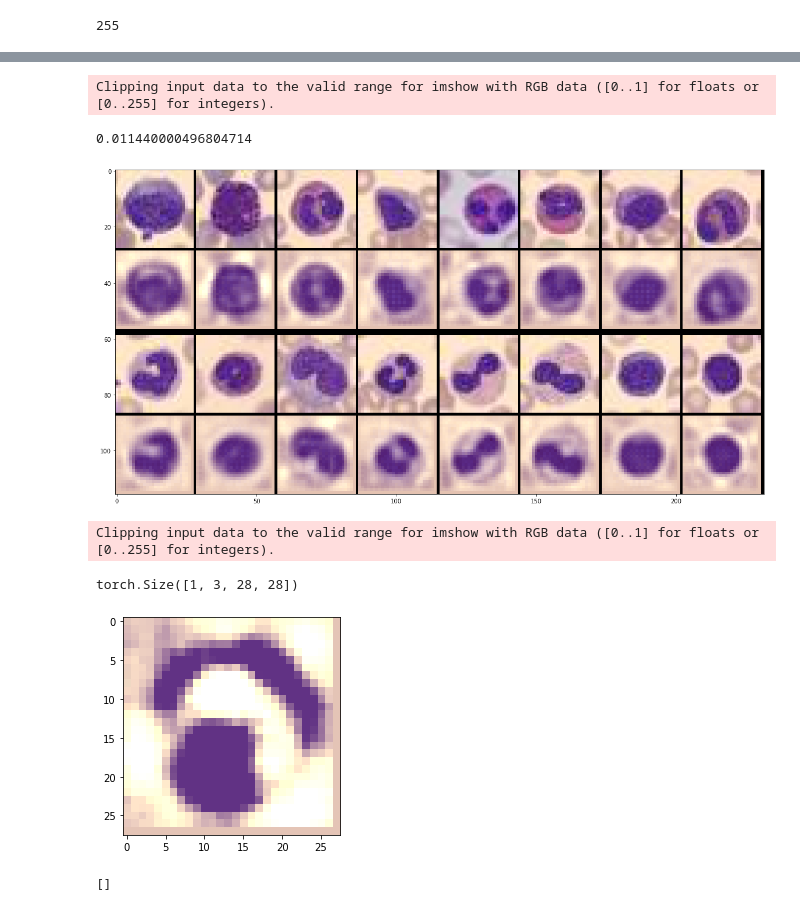
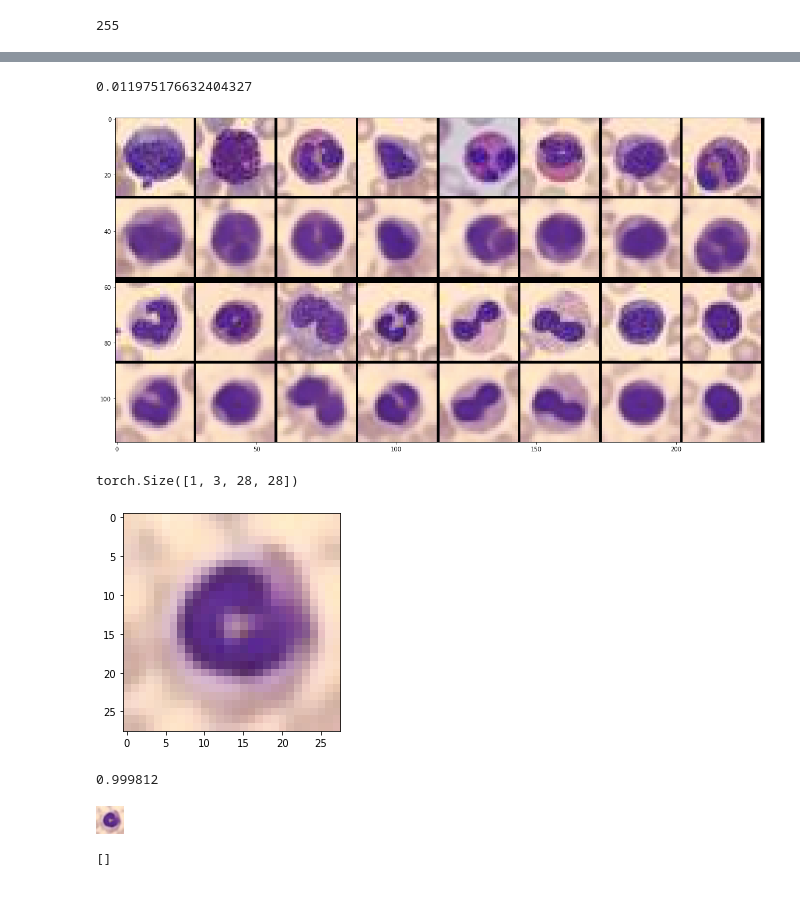
Before and after one commit to RuHae/TGM_Project, a Jupyter notebook: Code/playbook.ipynb, the cells around one changed output, grey strips where cells are left out. Saved outputs shown, nothing was run; the diff lists cells and outputs as text; code cells hidden in the pictures.

```diff
--- a/Code/playbook.ipynb
+++ b/Code/playbook.ipynb
@@ -81,12 +78,13 @@ train_dataset.imgs.max()
 # %% [output]
 255
 # %%
+# from beta_conv_vae import VariationalAutoencoder
 from basic_vae import VariationalAutoencoder
 
 latent_dims = 128 #hyperparameter we can optimze?
 device = torch.device("cuda:0" if torch.cuda.is_available() else "cpu")
 vae = VariationalAutoencoder(latent_dims, mode="beta_vae", channels=3).to(device) # GPU
 
-vae.train(train_loader, lr=0.001, epochs=10, device=device)
+# vae.train(train_loader, lr=0.001, epochs=2, device=device)
 # vae.train(train_loader, lr=0.0001, epochs=10, device=device)
 # plot_latent(vae, train_loader)
@@ -104,3 +91,3 @@ Iteration: 9 Loss: 2828.39 Diff: 2771.14 KL: 57.25 BCE: 0.0
 # %%
-vae.train(train_loader, lr=0.0001, epochs=10, device=device)
+vae.train(train_loader, lr=0.001, epochs=40, device=device)
 # %% [output]
@@ -117,9 +111,8 @@ Iteration: 9 Loss: 723.39 Diff: 679.85 KL: 43.54 BCE: 0.0
 # %%
-plot_real_vs_constructed(vae, test_dataset, device)
+_ = plot_real_vs_constructed(vae, test_dataset, device)
 # %% [output]
-Clipping input data to the valid range for imshow with RGB data ([0..1] for floats or [0..255] for integers).
+0.011975176632404327
-0.011440000496804714
-[figure, old version]
+[figure, new version]
 # %%
 z = torch.randint(-1,1, (1,latent_dims), dtype=torch.float, device=device)
 img = vae.decoder.forward(z)
@@ -129,6 +122,5 @@ plt.imshow(img.moveaxis(1,3).cpu().detach().numpy()[0], cmap="gray")
 # plt.imshow(img.moveaxis(1, 3).cpu().detach().numpy()[0])
 plt.show()
 # %% [output]
-Clipping input data to the valid range for imshow with RGB data ([0..1] for floats or [0..255] for integers).
+torch.Size([1, 3, 28, 28])
-torch.Size([1, 3, 28, 28])
-[figure, old version]
+[figure, new version]
@@ -135,3 +129,11 @@ torch.Size([1, 3, 28, 28])
+# %%
+img.moveaxis(1,3).cpu().detach().numpy()[0].max()
+# %% [output]
+0.999812
+# %%
+Image.fromarray(np.uint8(img.moveaxis(1,3).cpu().detach().numpy()[0]*255))
+# %% [output]
+[figure, added]
 # %%
 test_img = test_dataset[5][0][None,:,:,:].to(device)
 lat = vae.encoder.forward(test_img)
```
Also changed, not shown: parts of 11 cells of this notebook, 5 other files.
